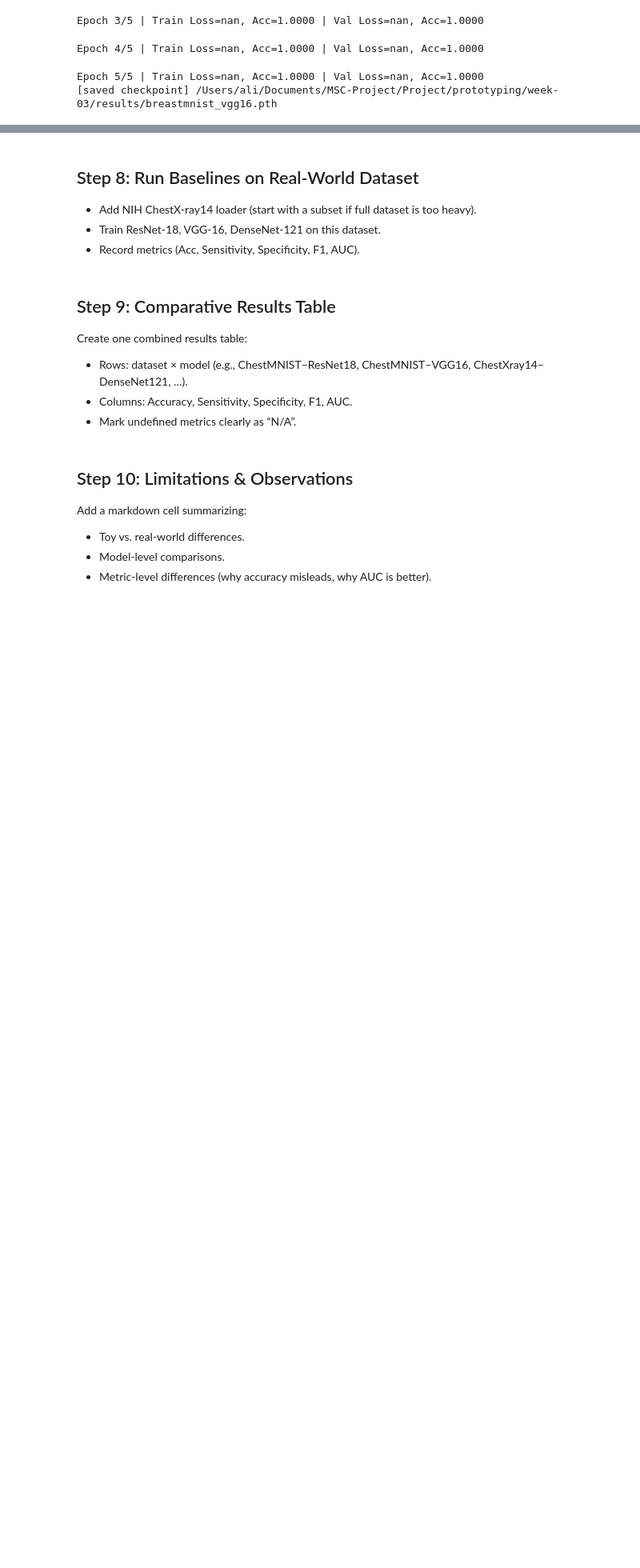
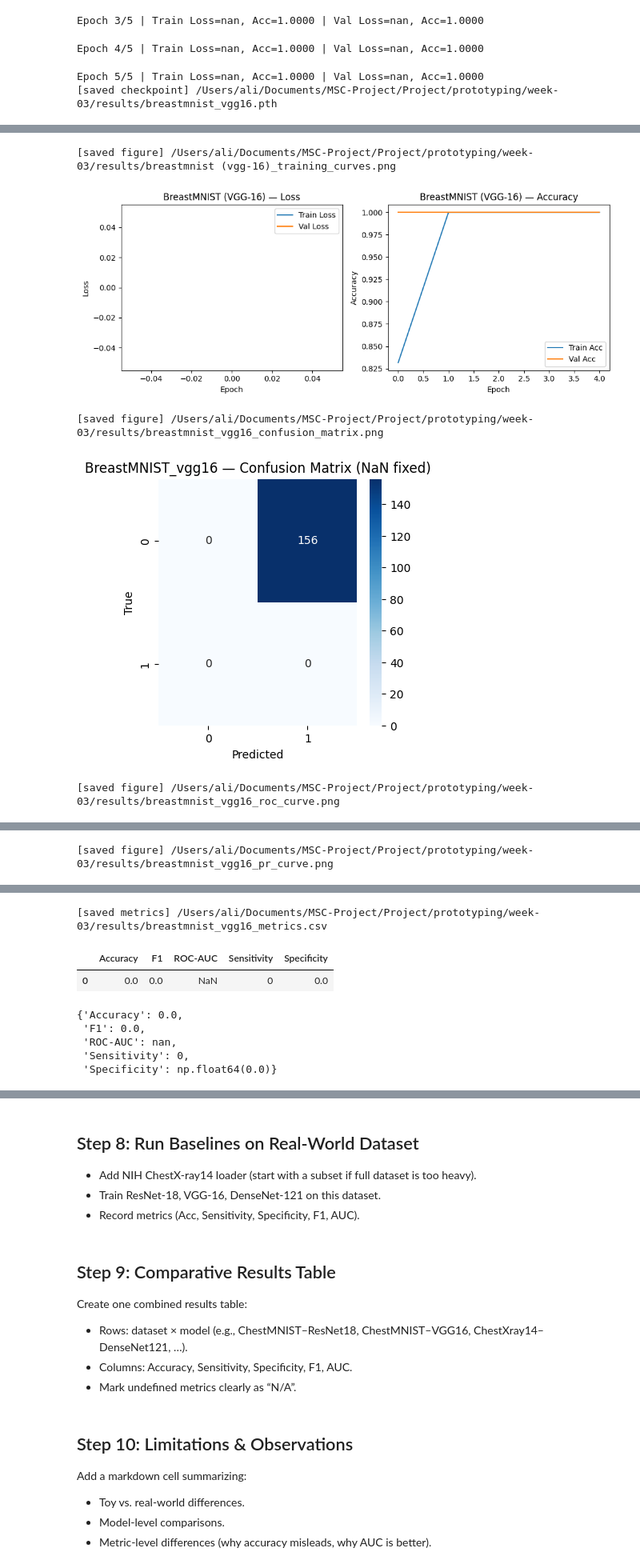
Before and after one commit to theAliHassan/med-analytics-thickdata, a Jupyter notebook: prototyping/week-03/week-03-notebook.ipynb, the cells around one changed output, grey strips where cells are left out. Shown at 80% size. Cells and saved outputs as stored; diff of their text form; code cells hidden in the pictures; blank space fills up the shorter version.

```diff
--- a/prototyping/week-03/week-03-notebook.ipynb
+++ b/prototyping/week-03/week-03-notebook.ipynb
@@ -1043,0 +1283,10 @@ Epoch 5/5 | Train Loss=nan, Acc=1.0000 | Val Loss=nan, Acc=1.0000
+# %%
+# --- BreastMNIST (binary) ---
+plot_training_curves(vgg_breast_hist, "BreastMNIST (VGG-16)", multi_label=False)
+evaluate_binary_with_nanfix(vgg_breast_model, loaders["BreastMNIST"][2], "BreastMNIST_vgg16")
+# %% [output]
+[saved figure] /Users/ali/Documents/MSC-Project/Project/prototyping/week-03/results/breastmnist (vgg-16)_training_curves.png
+[figure, added]
+[saved figure] /Users/ali/Documents/MSC-Project/Project/prototyping/week-03/results/breastmnist_vgg16_confusion_matrix.png
+[figure, added]
+[saved figure] /Users/ali/Documents/MSC-Project/Project/prototyping/week-03/results/breastmnist_vgg16_roc_curve.png
@@ -1043,0 +1294 @@ Epoch 5/5 | Train Loss=nan, Acc=1.0000 | Val Loss=nan, Acc=1.0000
+[saved figure] /Users/ali/Documents/MSC-Project/Project/prototyping/week-03/results/breastmnist_vgg16_pr_curve.png
@@ -1043,0 +1296,8 @@ Epoch 5/5 | Train Loss=nan, Acc=1.0000 | Val Loss=nan, Acc=1.0000
+[saved metrics] /Users/ali/Documents/MSC-Project/Project/prototyping/week-03/results/breastmnist_vgg16_metrics.csv
+|  | Accuracy | F1 | ROC-AUC | Sensitivity | Specificity |
+| 0 | 0.0 | 0.0 | NaN | 0 | 0.0 |
+{'Accuracy': 0.0,
+ 'F1': 0.0,
+ 'ROC-AUC': nan,
+ 'Sensitivity': 0,
+ 'Specificity': np.float64(0.0)}
```
Also changed, not shown: parts of 16 cells of this notebook.
